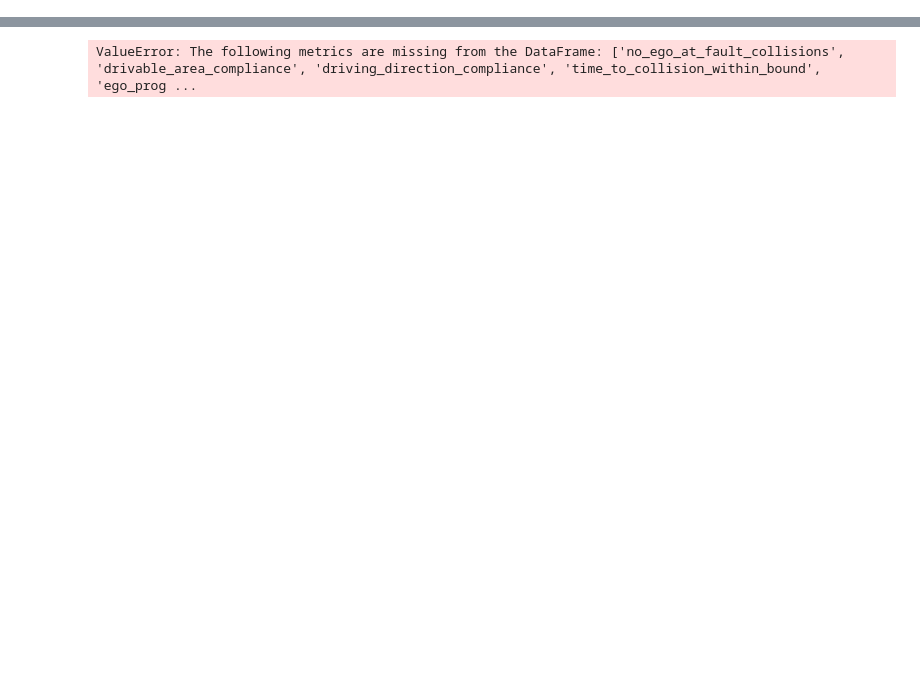
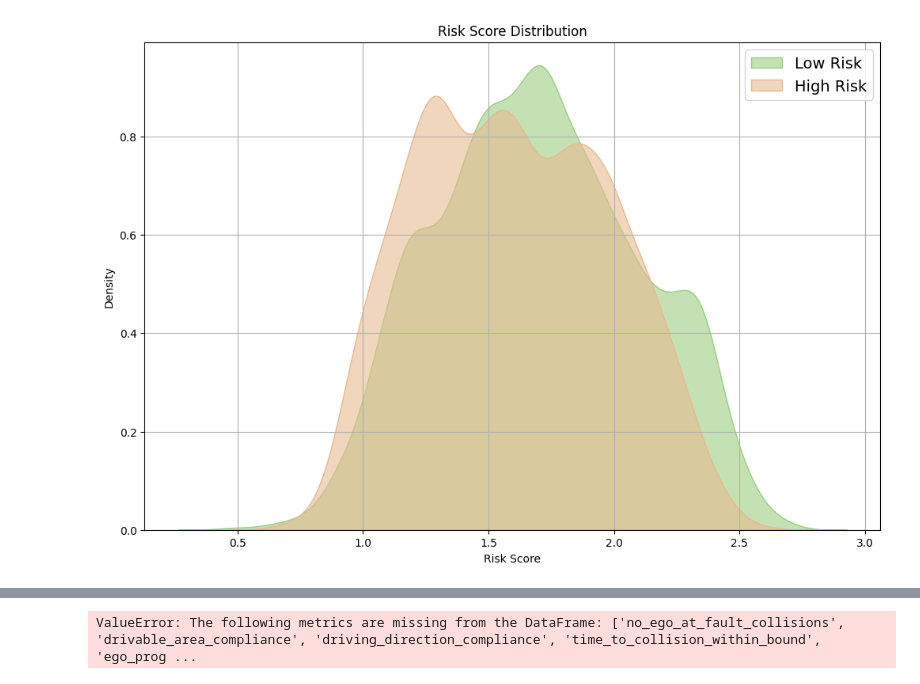
Before and after one commit to sgNicola/nuplan, a Jupyter notebook: vis.ipynb, the cells around one changed output, grey strips where cells are left out. Saved outputs shown, nothing was run; the diff lists cells and outputs as text; code cells hidden in the pictures; blank space fills up the shorter version.

```diff
--- a/vis.ipynb
+++ b/vis.ipynb
@@ -15,18 +15,34 @@ def run_computation(cfg:DictConfig):
     InD_scenarios= load_scenario_types_from_csv('scenario_type_counts.csv')
     labeled_df = label_scenarios(result_df, InD_scenarios)
     compute_postscore=ComputePostScore(labeled_df, cfg)
-    energy_score = compute_postscore.get_min_score()
+    energy_score = compute_postscore.get_energy_score()
     average_energy_score = compute_postscore.calculate_average_ood_score()
     visualizer = DataVisualization(figsize=(12, 8), alpha=0.6, grid=True)
     visualizer.draw_distribution(average_energy_score, score='ood_score_avg')
+# %%
+def run_computation(cfg:DictConfig):
+    processor = ReportProcessor(cfg)
+    result_df = processor.read_metric_reports()
+    InD_scenarios= load_scenario_types_from_csv('scenario_type_counts.csv')
+    labeled_df = label_scenarios(result_df, InD_scenarios)
+    # labeled_df =calculate_average_metric_score(labeled_df)
+    # labeled_df = label_low_score(labeled_df)
+    labeled_df = add_risk_label(labeled_df)
+    compute_postscore=ComputePostScore(labeled_df, cfg)
+    energy_score = compute_postscore.get_min_score()
+    average_energy_score = compute_postscore.calculate_average_ood_score()
+    visualizer = DataVisualization(figsize=(12, 8), alpha=0.6, grid=True)
+    visualizer.draw_risk(average_energy_score, score='ood_score_avg')
 # %%
 CONFIG_PATH = 'inference/config'
 CONFIG_NAME = 'runner_report'
 hydra.core.global_hydra.GlobalHydra.instance().clear()
 hydra.initialize(config_path=CONFIG_PATH)
 # cfg = hydra.compose(config_name=CONFIG_NAME,overrides=['split=test','planner=planTF', 'job_name=open_loop_boxes'])
-cfg = hydra.compose(config_name=CONFIG_NAME,overrides=['job_name=open_loop_boxes'])
-# cfg = hydra.compose(config_name=CONFIG_NAME)
+# cfg = hydra.compose(config_name=CONFIG_NAME,overrides=['job_name=open_loop_boxes'])
+cfg = hydra.compose(config_name=CONFIG_NAME)
 # cfg = hydra.compose(config_name=CONFIG_NAME,overrides=['job_name=closed_loop_reactive_agents'])
-processor = ReportProcessor(cfg)
-result_df = processor.read_metric_reports()
+# %%
+run_computation(cfg)
+# %% [output]
+[figure, added]
```
Also changed, not shown: parts of 6 cells of this notebook, 7 other files.
